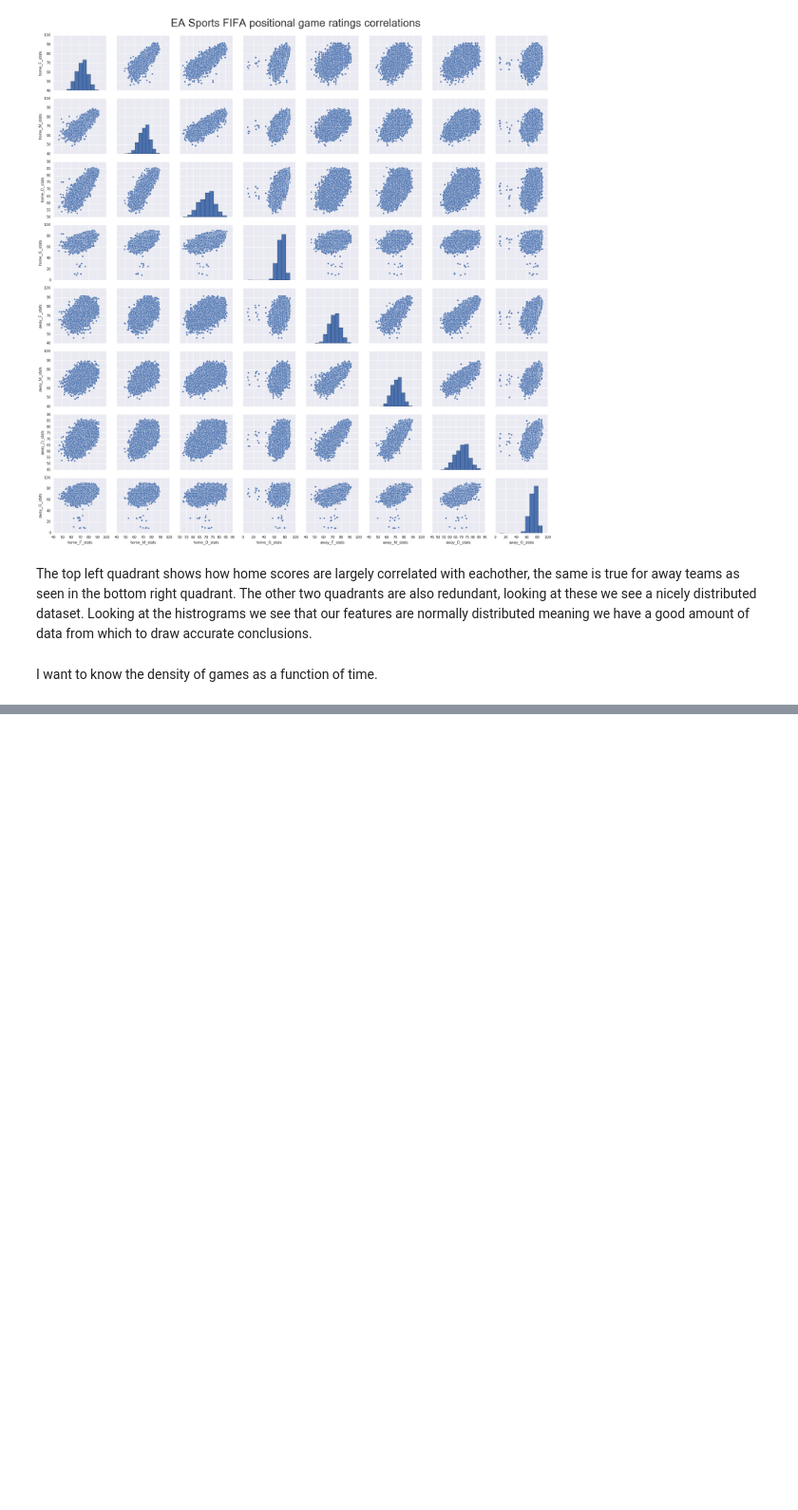
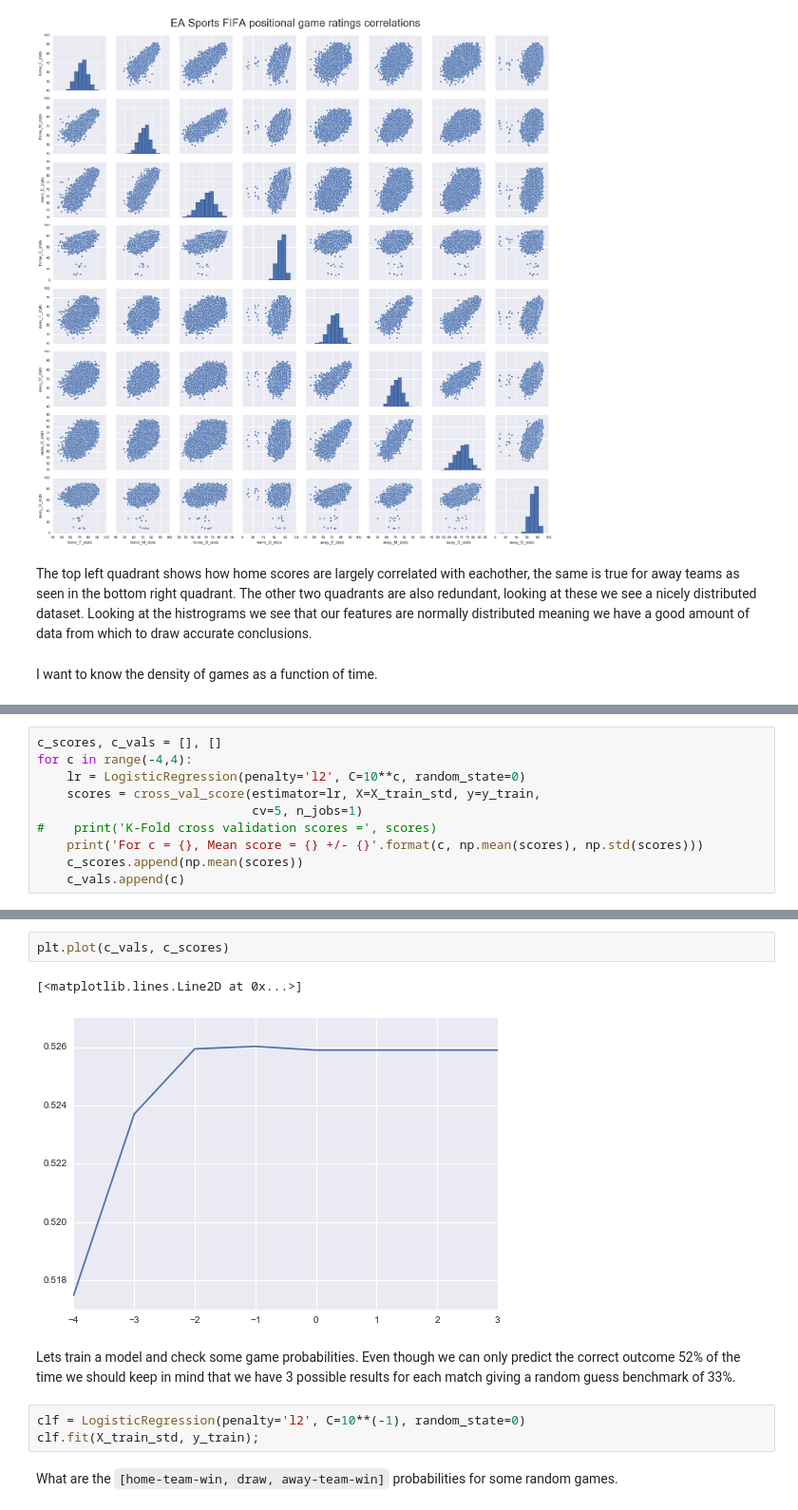
Before and after one commit to agalea91/Kaggle_scripts, a Jupyter notebook: European_soccer_betting/EA_MachineLearning_FIFA.ipynb, the cells around one changed output, grey strips where cells are left out. Shown at 95% size. Cells and saved outputs as stored; diff of their text form; blank space fills up the shorter version.

```diff
--- a/European_soccer_betting/EA_MachineLearning_FIFA.ipynb
+++ b/European_soccer_betting/EA_MachineLearning_FIFA.ipynb
@@ -746,0 +800,10 @@ plt.savefig('mean_ratings_2016_violin.png', bbox_inches='tight', dpi=144)
+# %%
+c_scores, c_vals = [], []
+for c in range(-4,4):
+    lr = LogisticRegression(penalty='l2', C=10**c, random_state=0)
+    scores = cross_val_score(estimator=lr, X=X_train_std, y=y_train,
+                             cv=5, n_jobs=1)
+#    print('K-Fold cross validation scores =', scores)
+    print('For c = {}, Mean score = {} +/- {}'.format(c, np.mean(scores), np.std(scores)))
+    c_scores.append(np.mean(scores))
+    c_vals.append(c)
@@ -746,0 +819,12 @@ plt.savefig('mean_ratings_2016_violin.png', bbox_inches='tight', dpi=144)
+# %%
+plt.plot(c_vals, c_scores)
+# %% [output]
+[<matplotlib.lines.Line2D at 0x...>]
+[figure, added]
+# %% [markdown]
+Lets train a model and check some game probabilities. Even though we can only predict the correct outcome 52% of the time we should keep in mind that we have 3 possible results for each match giving a random guess benchmark of 33%.
+# %%
+clf = LogisticRegression(penalty='l2', C=10**(-1), random_state=0)
+clf.fit(X_train_std, y_train);
+# %% [markdown]
+What are the `[home-team-win, draw, away-team-win]` probabilities for some random games.
```
Also changed, not shown: parts of 61 cells of this notebook, 16 other files.
